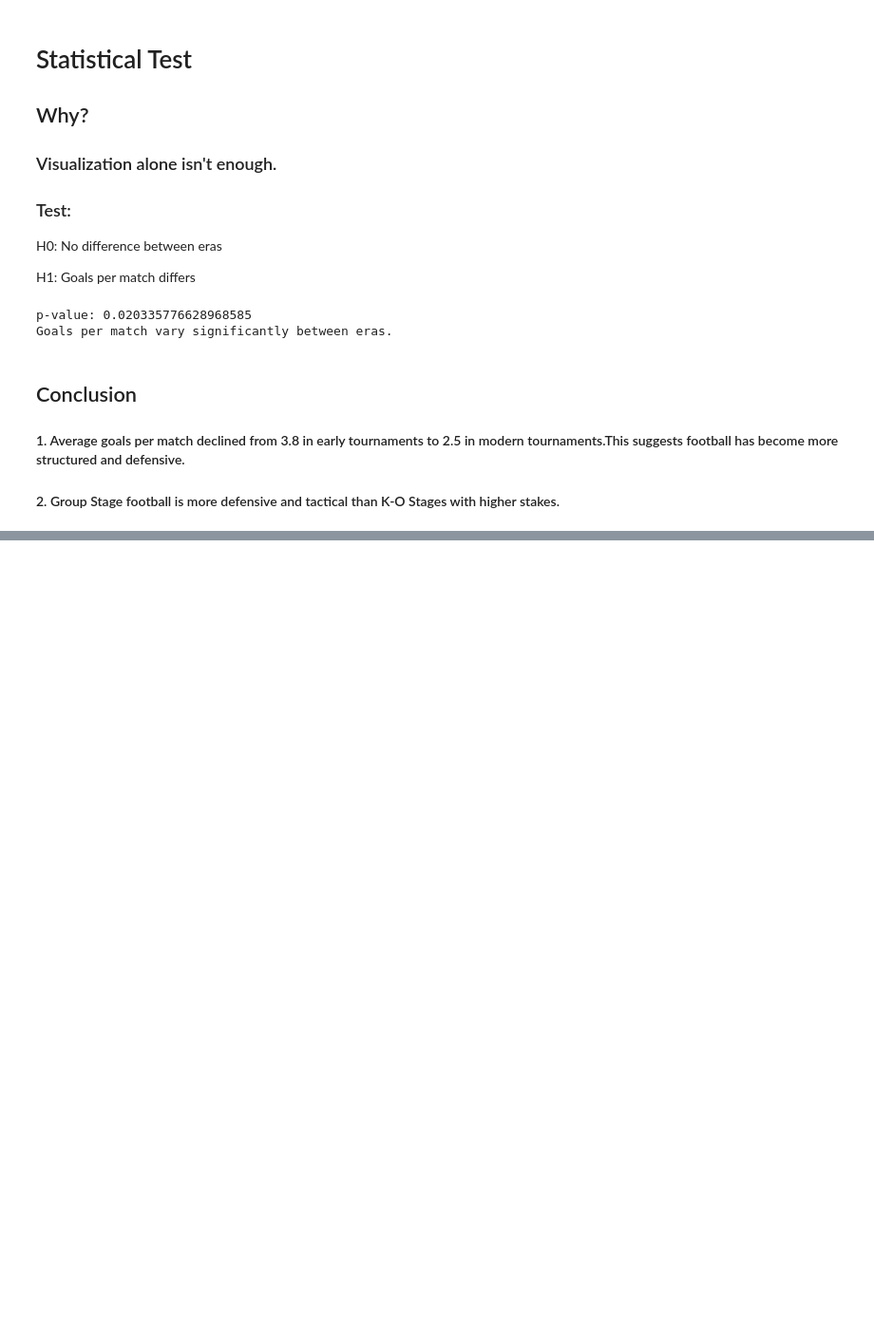
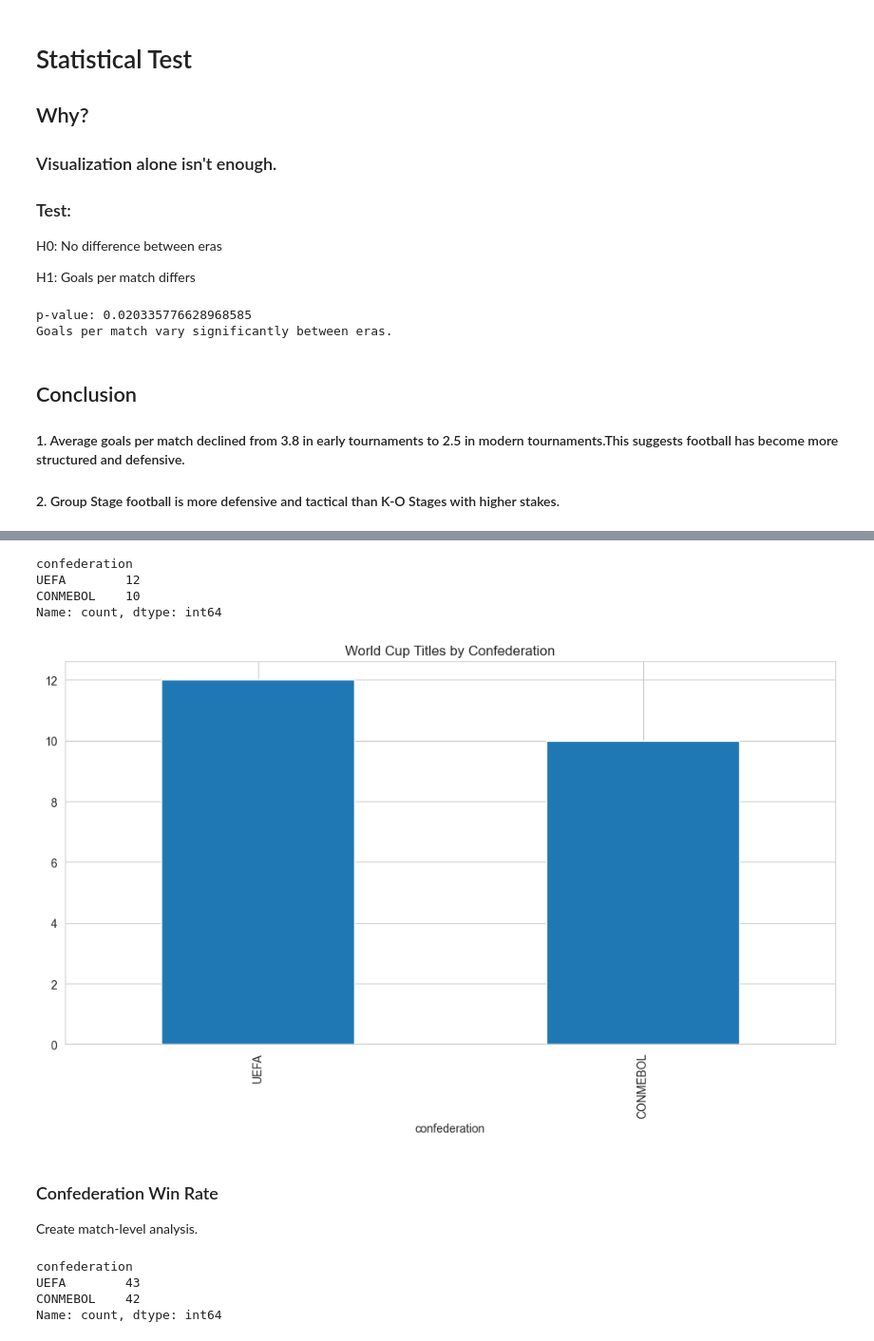
Before and after one commit to Genesis801/FIFA-World-Cup-2026, a Jupyter notebook: beginner_EDA.ipynb, the cells around one changed output, grey strips where cells are left out. Shown at 95% size. Cells and saved outputs as stored; diff of their text form; code cells hidden in the pictures; blank space fills up the shorter version.

Commit message:
Second Analysis done

```diff
--- a/beginner_EDA.ipynb
+++ b/beginner_EDA.ipynb
@@ -225,0 +234,18 @@ Goals per match vary significantly between eras.
+# %%
+confed_lookup = {
+    "Brazil":"CONMEBOL",
+    "Argentina":"CONMEBOL",
+    "Uruguay":"CONMEBOL",
+    "West Germany":"UEFA",
+    "Germany":"UEFA",
+    "Italy":"UEFA",
+    "France":"UEFA",
+    "England":"UEFA",
+    "Spain":"UEFA",
+    "Nigeria":"CAF",
+    "Japan":"AFC",
+    "USA":"CONCACAF"
+}
+
+# convert to DataFrame
+confed_df = pd.DataFrame(list(confed_lookup.items()), columns=['team', 'confederation'])
@@ -225,0 +268,14 @@ Goals per match vary significantly between eras.
+# %%
+# Join champion with confederation.
+champions = tournaments[
+    ['wc_year','champion']
+]
+
+champions = champions.merge(
+    confed_df,
+    left_on='champion',
+    right_on='team',
+    how='left'
+)
+
+champions.head()
@@ -225,0 +289,35 @@ Goals per match vary significantly between eras.
+# %%
+champions['confederation'].value_counts()
+# %% [output]
+confederation
+UEFA        12
+CONMEBOL    10
+Name: count, dtype: int64
+# %%
+champions['confederation']\
+    .value_counts()\
+    .plot(kind='bar')
+
+plt.title("World Cup Titles by Confederation")
+plt.show()
+# %% [output]
+[figure, added]
+# %% [markdown]
+### Confederation Win Rate
+
+Create match-level analysis.
+# %%
+# Calculate winner confederation.
+winner_confed = matches.merge(
+    confed_df,
+    left_on='winning_team',
+    right_on='team',
+    how='left'
+)
+
+winner_confed['confederation'].value_counts()
+# %% [output]
+confederation
+UEFA        43
+CONMEBOL    42
+Name: count, dtype: int64
```
Also changed, not shown: parts of 8 cells of this notebook.
